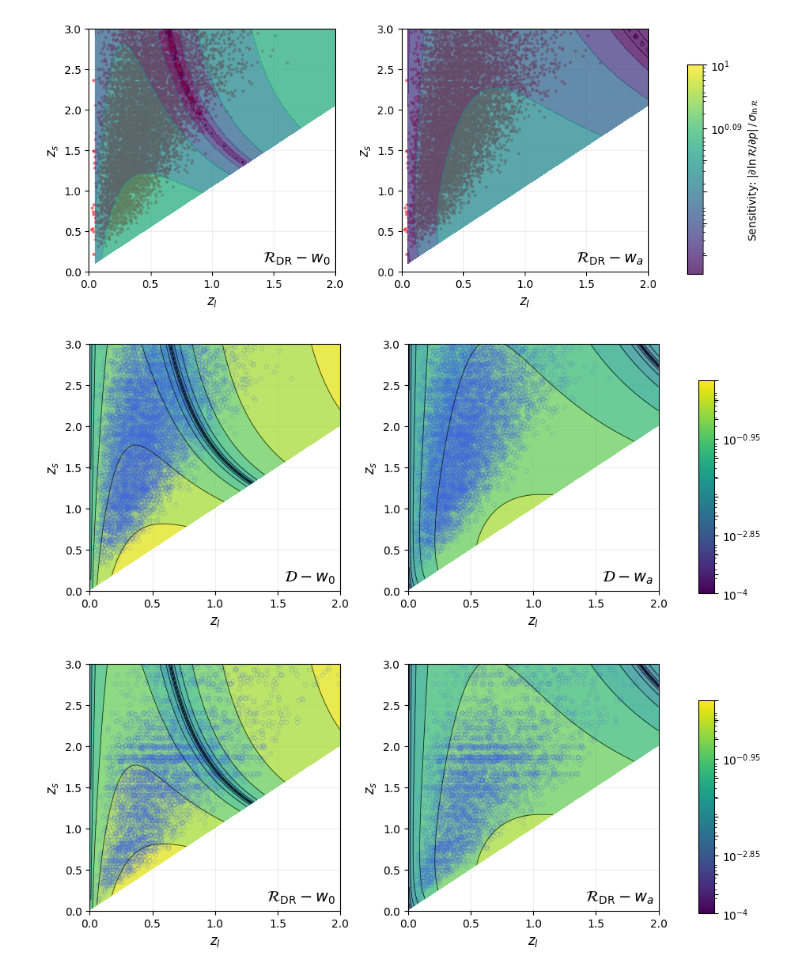
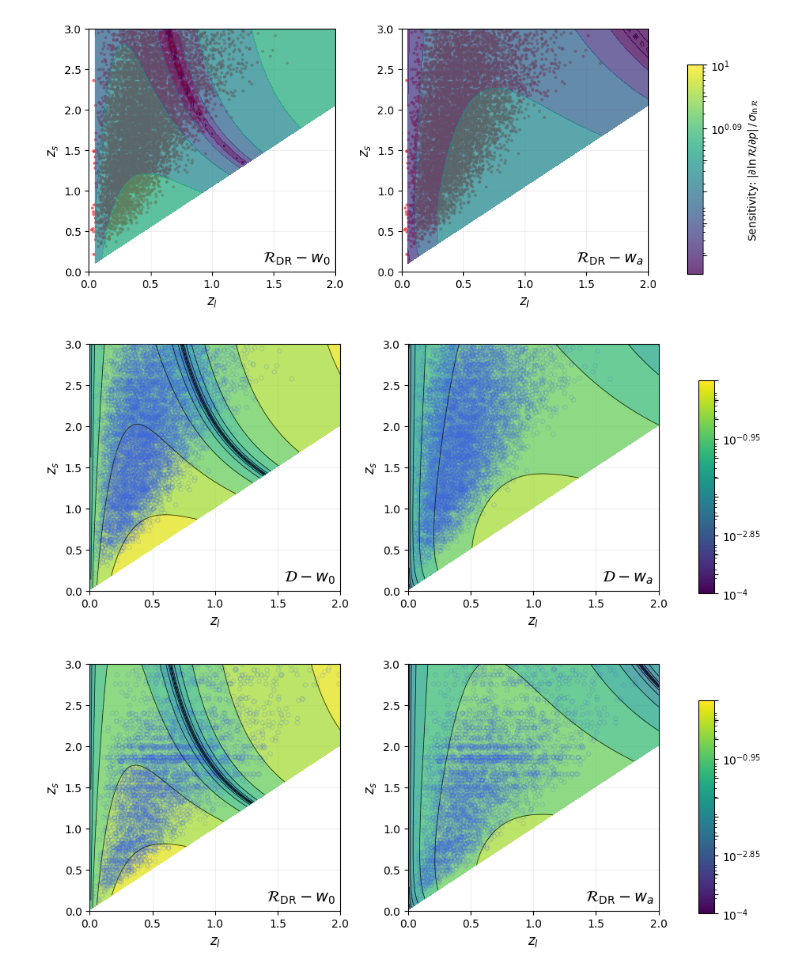
Before and after one commit to ShuiShui25/sgl_cosmo, a Jupyter notebook: codes/all3.ipynb, the cells around one changed output. Cells and saved outputs as stored; diff of their text form; code cells hidden in the pictures.

Commit message:
Chore: unify the wowa_scatter_plot

```diff
--- a/codes/all3.ipynb
+++ b/codes/all3.ipynb
@@ -1275,29 +1649,29 @@ def plot_sensitivity_R_w0_wa_with_scatter(
 # %%
 # "/home/astrodust/SG/sgl_cosmo/GLS_cosmo01/Data/LSSTa_sim_l3.fits"
 
 from astropy.table import Table
 
-LSSTa_lens = Table.read(r"/home/astrodust/SG/sgl_cosmo/GLS_cosmo01/Data/LSSTa_sim_l3.fits")
+LSSTa_lens = Table.read(r"/home/geng/Codes/sgl_cosmo/GLS_cosmo01/Data/LSSTa_sim_l3.fits")
 
 # Example:
-cosmo_cpl  = dict(H0=70.0, omega_m=0.3, omega_k=0.0, w0=-1.0, wa=0.0)
+cosmo_cpl  = dict(H0=70.0, omega_m=0.3, omega_k=0.0, w0=-0.95, wa=0.0)
 
 # LSSTa_lens should be a DataFrame or dict-like with columns 'zl' and 'zs'
 # e.g., LSSTa_lens = {"zl": zl_array, "zs": zs_array}
 
 plot_sensitivity_R_w0_wa_with_scatter(
     cosmo_cpl,
     LSSTa_lens=LSSTa_lens,
     zl_min=0.0, zl_max=2.0, zl_step=0.01,
     zs_min=0.0, zs_max=3.0, zs_step=0.01,
     sigma_frac=0.1,
     scatter_alpha=0.2,
     scatter_size=14,
     scatter_color="royalblue",  # purple
     outputname="contours_R_w0_wa+scatter.png"
 )
 # %% [output]
-[figure, old version]
+[figure, new version]
 # %%
 # "/home/astrodust/SG/sgl_cosmo/GLS_cosmo01/Data/LSSTa_sim_l3.fits"
 
```
Also changed, not shown: parts of 3 cells of this notebook, 2 other files.
